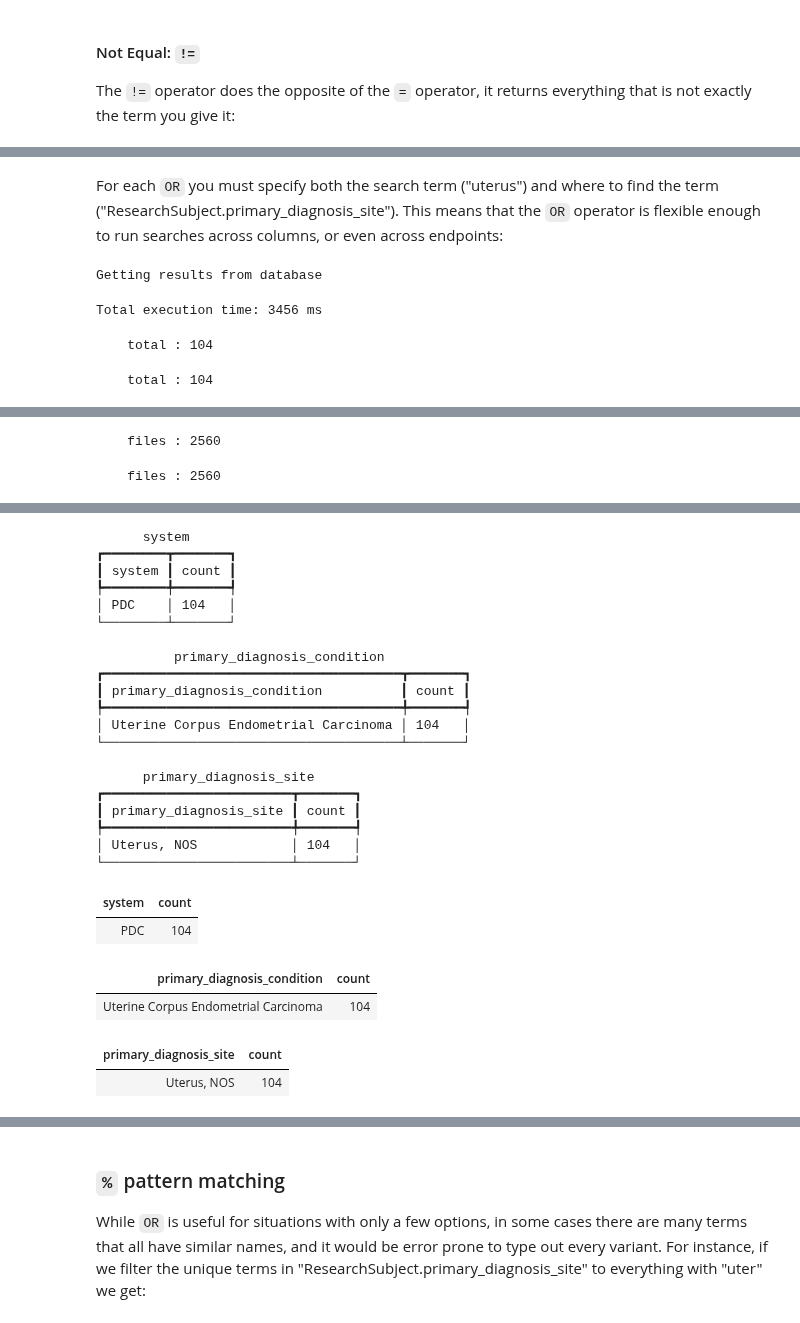
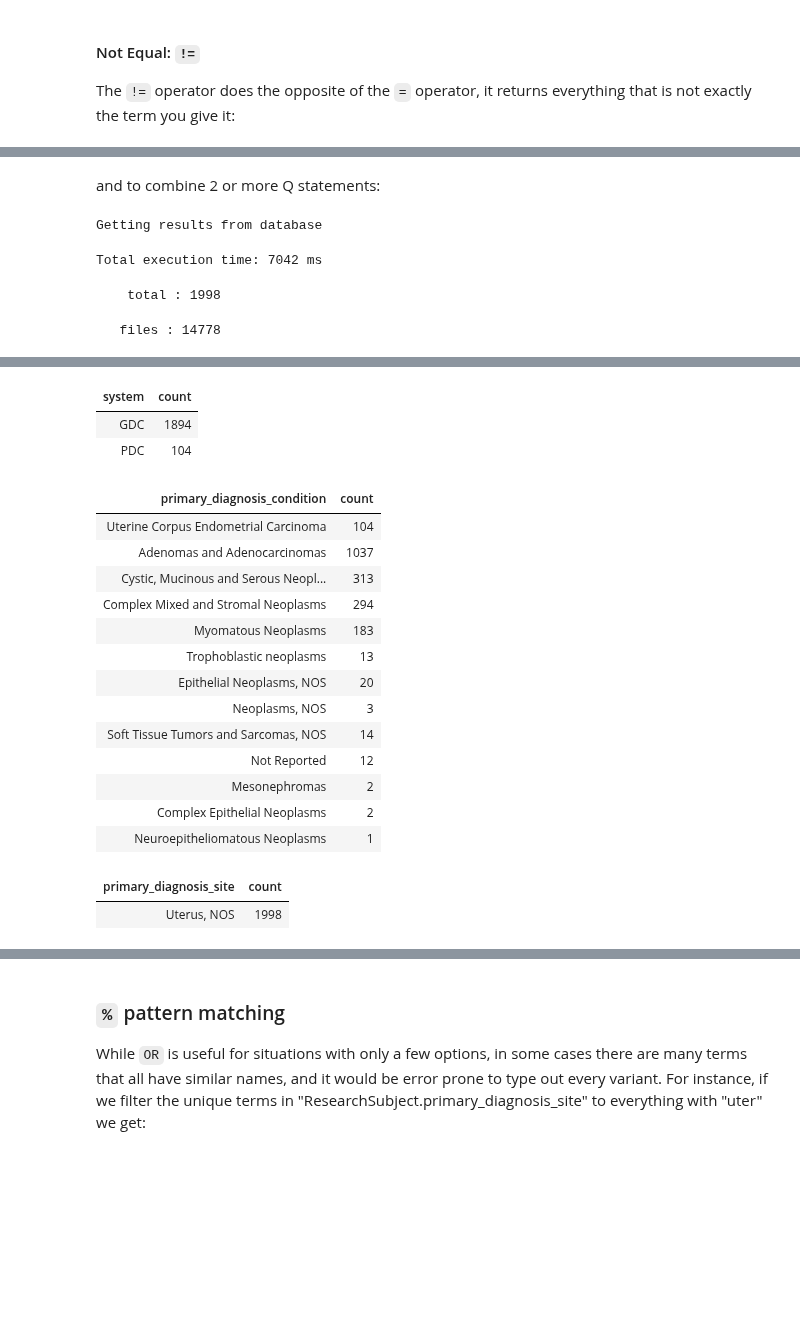
Before and after one commit to CancerDataAggregator/CDA-HelpDesk, a Jupyter notebook: docs/Documentation/ExampleNotebooks/AdvancedSearch-Operators.ipynb, the cells around one changed output, grey strips where cells are left out. Cells and saved outputs as stored; diff of their text form; code cells hidden in the pictures; blank space fills up the shorter version.

```diff
--- a/docs/Documentation/ExampleNotebooks/AdvancedSearch-Operators.ipynb
+++ b/docs/Documentation/ExampleNotebooks/AdvancedSearch-Operators.ipynb
@@ -272,14 +171,14 @@ Total execution time: 3479 ms
 | Uterus, NOS | 1998 |
 | Uterus | 867 |
 # %% [markdown]
-For each `OR` you must specify both the search term ("uterus") and where to find the term ("ResearchSubject.primary_diagnosis_site"). This means that the `OR` operator is flexible enough to run searches across columns, or even across endpoints:
+and to combine 2 or more Q statements:
 # %%
-Query1 = Q('ResearchSubject.primary_diagnosis_site = "uterus"')
+Query1 = Q('ResearchSubject.primary_diagnosis_site = "uterus, NOS"')
 Query2 = Q('ResearchSubject.primary_diagnosis_condition = "Uterine Corpus Endometrial Carcinoma"')
 
 Query1.OR(Query2).researchsubject.count.run()
 # %% [output]
 Getting results from database
-Total execution time: 3456 ms
+Total execution time: 7042 ms
-    total : 104
+    total : 1998
-    total : 104
+   files : 14778
@@ -287,2 +184,0 @@ Total execution time: 3456 ms
-    files : 2560
-    files : 2560
@@ -290,24 +185,19 @@ Total execution time: 3456 ms
-      system
-┏━━━━━━━━┳━━━━━━━┓
-┃ system ┃ count ┃
-┡━━━━━━━━╇━━━━━━━┩
-│ PDC    │ 104   │
-└────────┴───────┘
-          primary_diagnosis_condition
-┏━━━━━━━━━━━━━━━━━━━━━━━━━━━━━━━━━━━━━━┳━━━━━━━┓
-┃ primary_diagnosis_condition          ┃ count ┃
-┡━━━━━━━━━━━━━━━━━━━━━━━━━━━━━━━━━━━━━━╇━━━━━━━┩
-│ Uterine Corpus Endometrial Carcinoma │ 104   │
-└──────────────────────────────────────┴───────┘
-      primary_diagnosis_site
-┏━━━━━━━━━━━━━━━━━━━━━━━━┳━━━━━━━┓
-┃ primary_diagnosis_site ┃ count ┃
-┡━━━━━━━━━━━━━━━━━━━━━━━━╇━━━━━━━┩
-│ Uterus, NOS            │ 104   │
-└────────────────────────┴───────┘
 | system | count |
+| GDC | 1894 |
 | PDC | 104 |
 | primary_diagnosis_condition | count |
 | Uterine Corpus Endometrial Carcinoma | 104 |
+| Adenomas and Adenocarcinomas | 1037 |
+| Cystic, Mucinous and Serous Neopl... | 313 |
+| Complex Mixed and Stromal Neoplasms | 294 |
+| Myomatous Neoplasms | 183 |
+| Trophoblastic neoplasms | 13 |
+| Epithelial Neoplasms, NOS | 20 |
+| Neoplasms, NOS | 3 |
+| Soft Tissue Tumors and Sarcomas, NOS | 14 |
+| Not Reported | 12 |
+| Mesonephromas | 2 |
+| Complex Epithelial Neoplasms | 2 |
+| Neuroepitheliomatous Neoplasms | 1 |
 | primary_diagnosis_site | count |
-| Uterus, NOS | 104 |
+| Uterus, NOS | 1998 |
```
Also changed, not shown: parts of 23 cells of this notebook, 4 other files.
